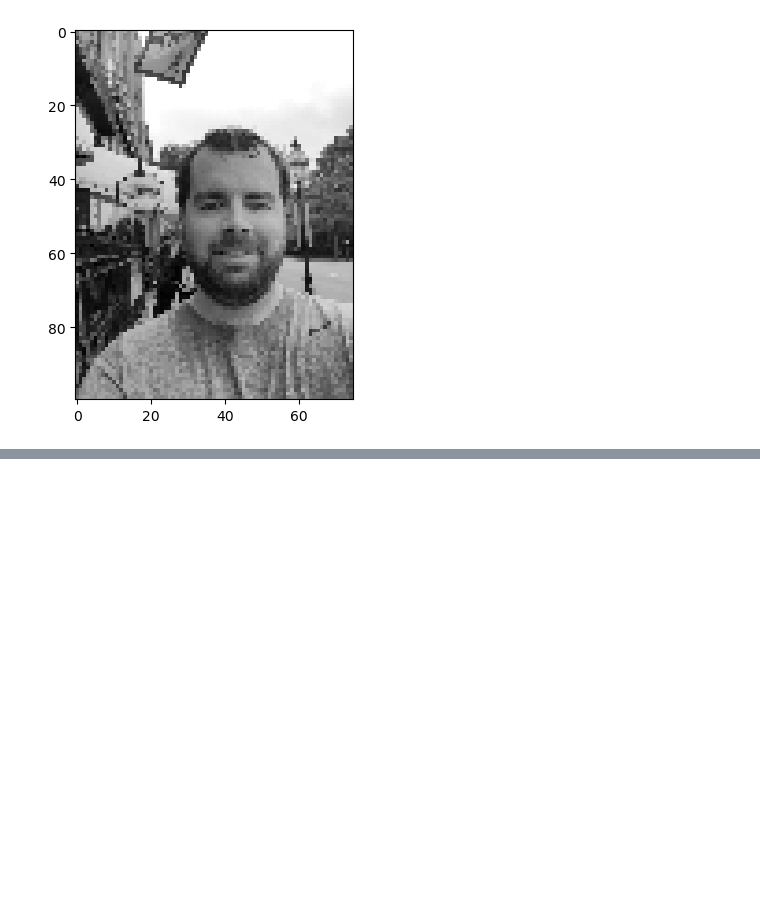
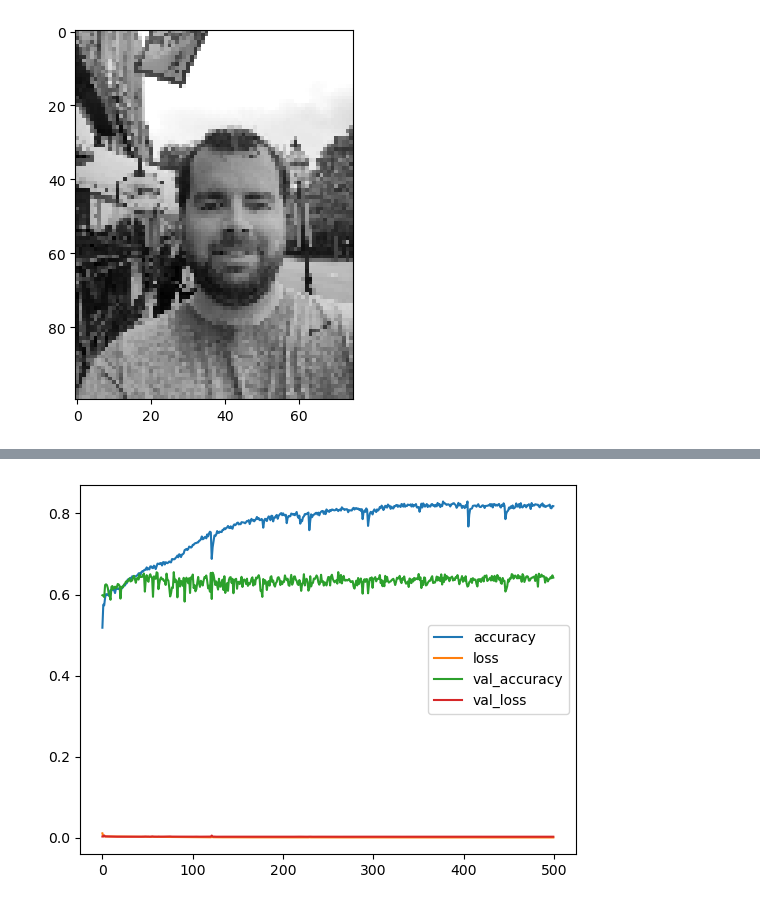
Before and after one commit to JinwooSean888/OldPicture_AiModel, a Jupyter notebook: colorizationModel.ipynb, the cells around one changed output, grey strips where cells are left out. Saved outputs shown, nothing was run; the diff lists cells and outputs as text; code cells hidden in the pictures; blank space fills up the shorter version.

```diff
--- a/colorizationModel.ipynb
+++ b/colorizationModel.ipynb
@@ -38,0 +95,3 @@ plt.show()
+# %%
+model2 = unet_lab()
+model2.summary()
@@ -38,0 +116,19 @@ plt.show()
+# %%
+model2.compile(loss="mse", optimizer="adam", metrics=["accuracy"])
+# %%
+checkpoint_callback = ModelCheckpoint(
+    filepath="best_model.keras",
+    monitor="val_accuracy",
+    save_best_only=True,
+    mode="max",
+    verbose=1,
+)
+# %%
+hist = model2.fit(
+    train_lab_images[..., 0:1],
+    train_lab_images[..., 1:],
+    validation_data=(test_lab_images[..., 0:1], test_lab_images[..., 1:]),
+    epochs=500,
+    verbose=1,
+    callbacks=[checkpoint_callback],
+)
@@ -38,0 +155,9 @@ plt.show()
+# %%
+plt.plot(hist.history["accuracy"], label="accuracy")
+plt.plot(hist.history["loss"], label="loss")
+plt.plot(hist.history["val_accuracy"], label="val_accuracy")
+plt.plot(hist.history["val_loss"], label="val_loss")
+plt.legend(loc="right")
+plt.show()
+# %% [output]
+[figure, added]
```
Also changed, not shown: parts of 9 cells of this notebook, 3 other files.
